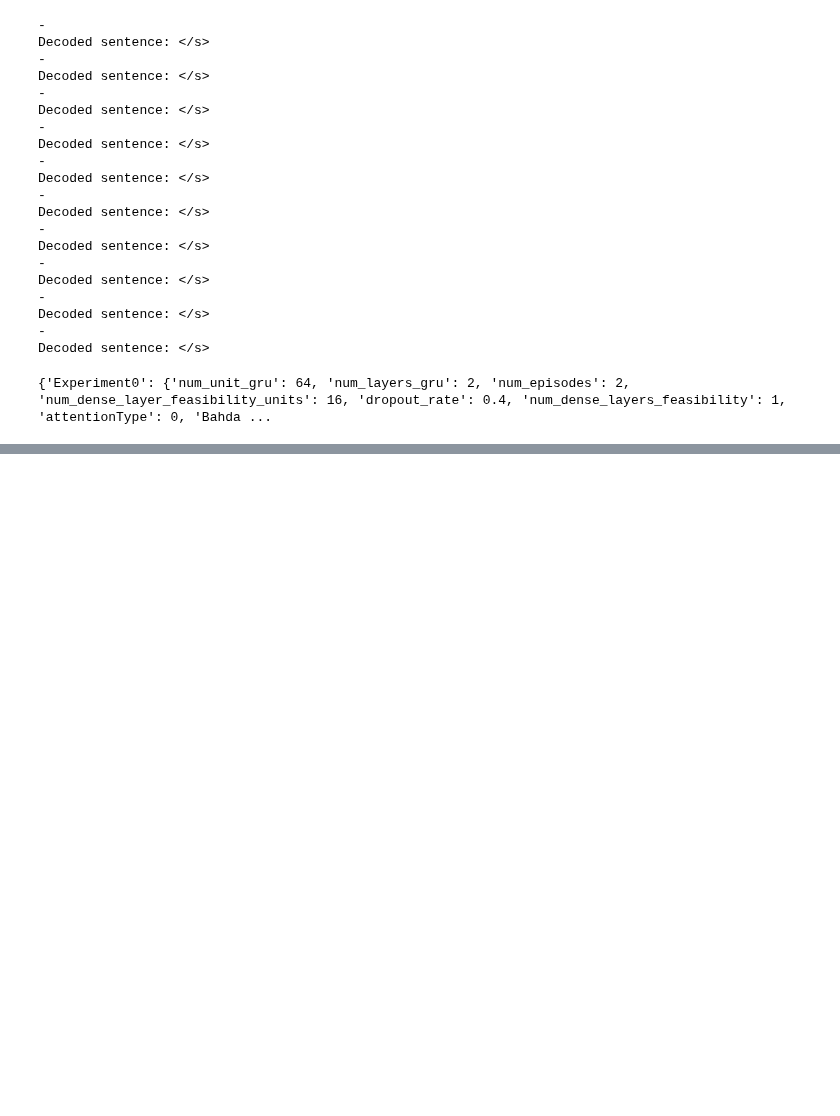
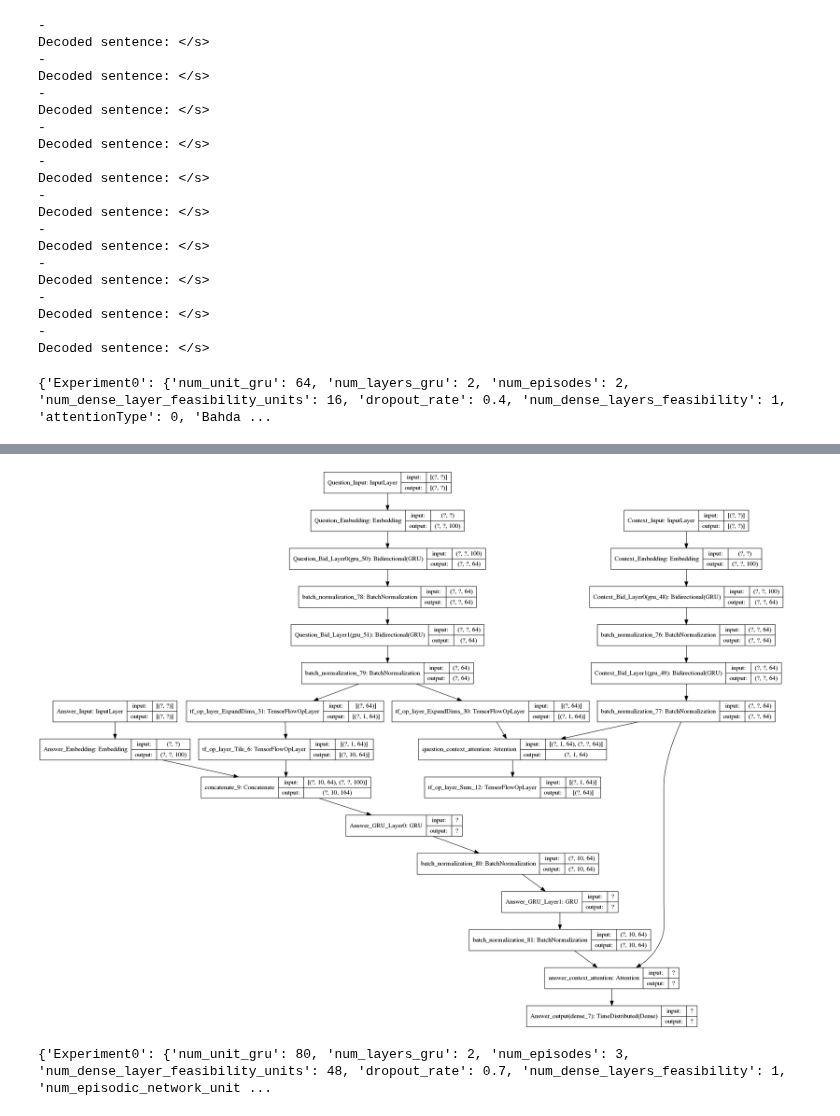
Before and after one commit to anupjha10/w266_nlp_project, a Jupyter notebook: w266_project/W266_NLP_Project.ipynb, the cells around one changed output, grey strips where cells are left out. Saved outputs shown, nothing was run; the diff lists cells and outputs as text; code cells hidden in the pictures; blank space fills up the shorter version.

Commit message:
Model from Paper

```diff
--- a/w266_project/W266_NLP_Project.ipynb
+++ b/w266_project/W266_NLP_Project.ipynb
@@ -820,0 +1618,6 @@ Experiments_Dic = {'Experiment0': {'num_unit_gru': 80,
+# %%
+from tensorflow.keras.utils import plot_model
+import pydot
+plot_model(gpu_answer_model,show_shapes=True)
+# %% [output]
+[figure, added]
@@ -820,0 +1643,36 @@ Experiments_Dic = {'Experiment0': {'num_unit_gru': 80,
+# %%
+#Define Experiments using random choice
+import random
+num_unit_gru_list = [64,80,100]
+num_layers_gru_list = [1,2]
+num_episodes_list = [1,2,3]
+num_dense_layer_feasibility_units_list = [16,32,48]
+dropout_rate_list = [0.4,0.5,0.6,0.7]
+num_dense_layers_feasibility_list = [1,2,3]
+learning_rate_list = [.005,.001]
+num_episodic_network_unit_list =[32,64,96,128]
+Experiments = {}
+for i in range(6):
+    experiment_name = 'Experiment'+str(i)
+    experiment_hyperparam_dic = {}
+    experiment_num_unit_gru = random.choice(num_unit_gru_list)
+    experiment_num_layers_gru = random.choice(num_layers_gru_list)
+    experiment_num_episodes = random.choice(num_episodes_list)
+    experiment_num_dense_layer_feasibility_units = random.choice(num_dense_layer_feasibility_units_list)
+    experiment_dropout_rate = random.choice(dropout_rate_list)
+    experiment_num_dense_layers_feasibility = random.choice(num_dense_layers_feasibility_list)
+    experiment_num_episodic_network_unit = random.choice(num_episodic_network_unit_list)
+    experiment_learning_rate = random.choice(learning_rate_list)
+    experiment_hyperparam_dic['num_unit_gru'] = experiment_num_unit_gru
+    experiment_hyperparam_dic['num_layers_gru'] = experiment_num_layers_gru
+    experiment_hyperparam_dic['num_episodes'] = experiment_num_episodes
+    experiment_hyperparam_dic['num_dense_layer_feasibility_units'] = experiment_num_dense_layer_feasibility_units
+    experiment_hyperparam_dic['dropout_rate'] = experiment_dropout_rate
+    experiment_hyperparam_dic['num_dense_layers_feasibility'] = experiment_num_dense_layers_feasibility
+    experiment_hyperparam_dic['num_episodic_network_unit'] = experiment_num_episodic_network_unit
+    experiment_hyperparam_dic['learning_rate'] = experiment_learning_rate
+    Experiments[experiment_name] = experiment_hyperparam_dic
+
+print(Experiments)
+# %% [output]
+{'Experiment0': {'num_unit_gru': 80, 'num_layers_gru': 2, 'num_episodes': 3, 'num_dense_layer_feasibility_units': 48, 'dropout_rate': 0.7, 'num_dense_layers_feasibility': 1, 'num_episodic_network_unit ...
```
Also changed, not shown: parts of 21 cells of this notebook, 6 other files.
